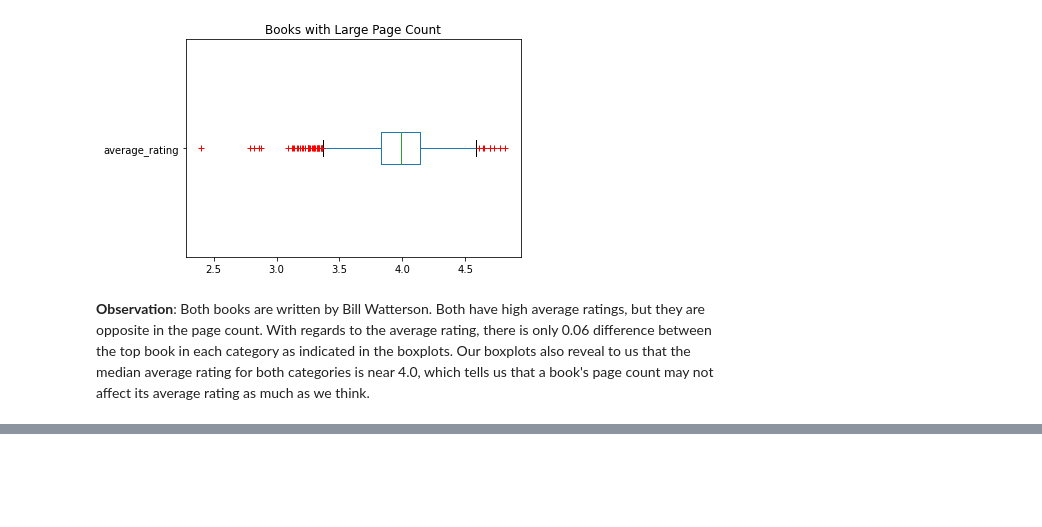
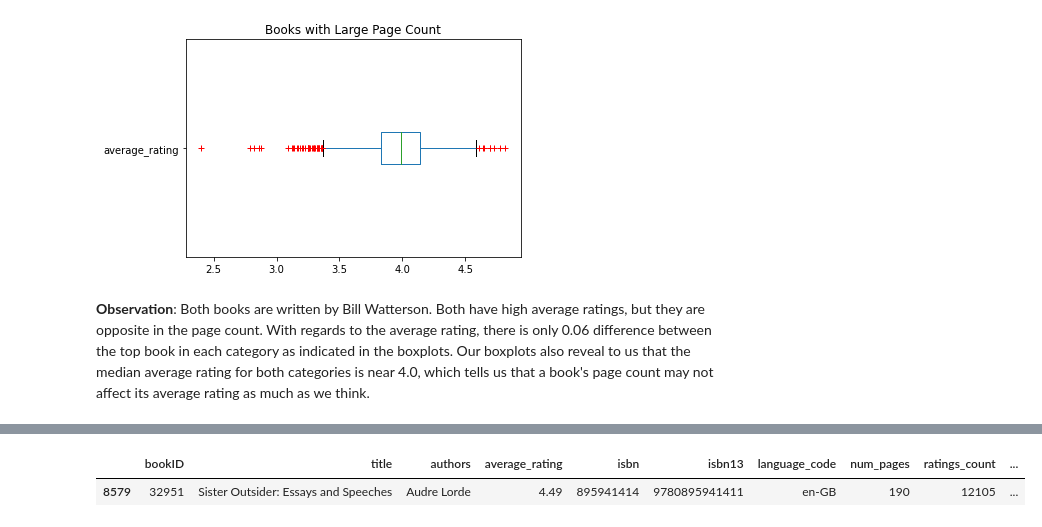
Before and after one commit to le-n-qui/goodreads-dataset, a Jupyter notebook: goodreads_books_analysis.ipynb, the cells around one changed output, grey strips where cells are left out. Saved outputs shown, nothing was run; the diff lists cells and outputs as text; code cells hidden in the pictures; blank space fills up the shorter version.

Commit message:
Filter our new dataframe with two old cutoffs and find the top book of the 1980s

```diff
--- a/goodreads_books_analysis.ipynb
+++ b/goodreads_books_analysis.ipynb
@@ -212,0 +210,10 @@ books_1980s.sort_values(by=['publication_date'])[-1:]
+# %%
+# filter our new df with two cutoff points
+# reference back to our old cutoff points for ratings_count and average_rating
+high_count_books = books_1980s[books_1980s['ratings_count'] > ratings_count_cutoff]
+popular_books_80s = high_count_books[high_count_books['average_rating'] > rating_cutoff]
+# find the top book of the 1980s
+popular_books_80s.sort_values(by=['average_rating'], ascending=False)[:1]
+# %% [output]
+|  | bookID | title | authors | average_rating | isbn | isbn13 | language_code | num_pages | ratings_count | ... |
+| 8579 | 32951 | Sister Outsider: Essays and Speeches | Audre Lorde | 4.49 | 895941414 | 9780895941411 | en-GB | 190 | 12105 | ... |
```
Also changed, not shown: parts of 10 cells of this notebook.
